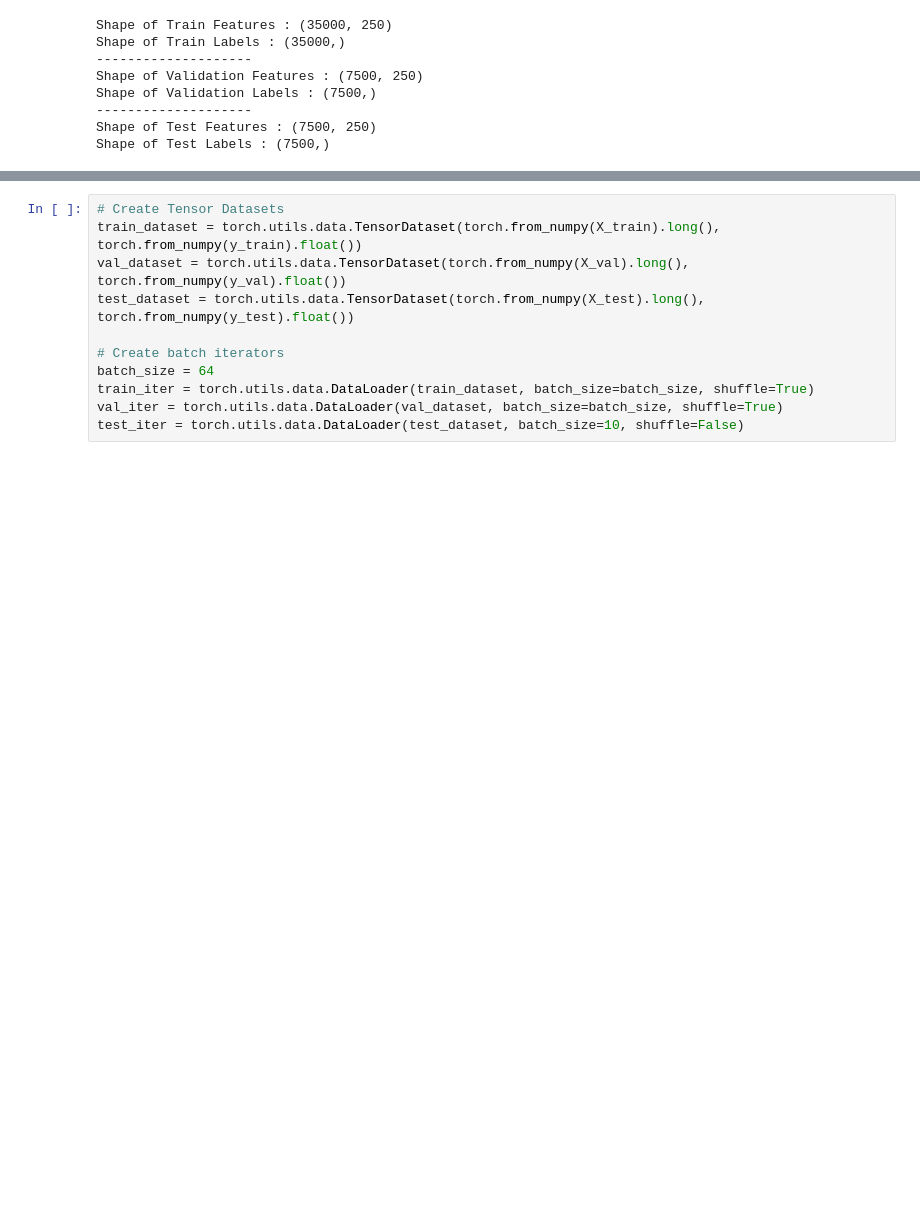
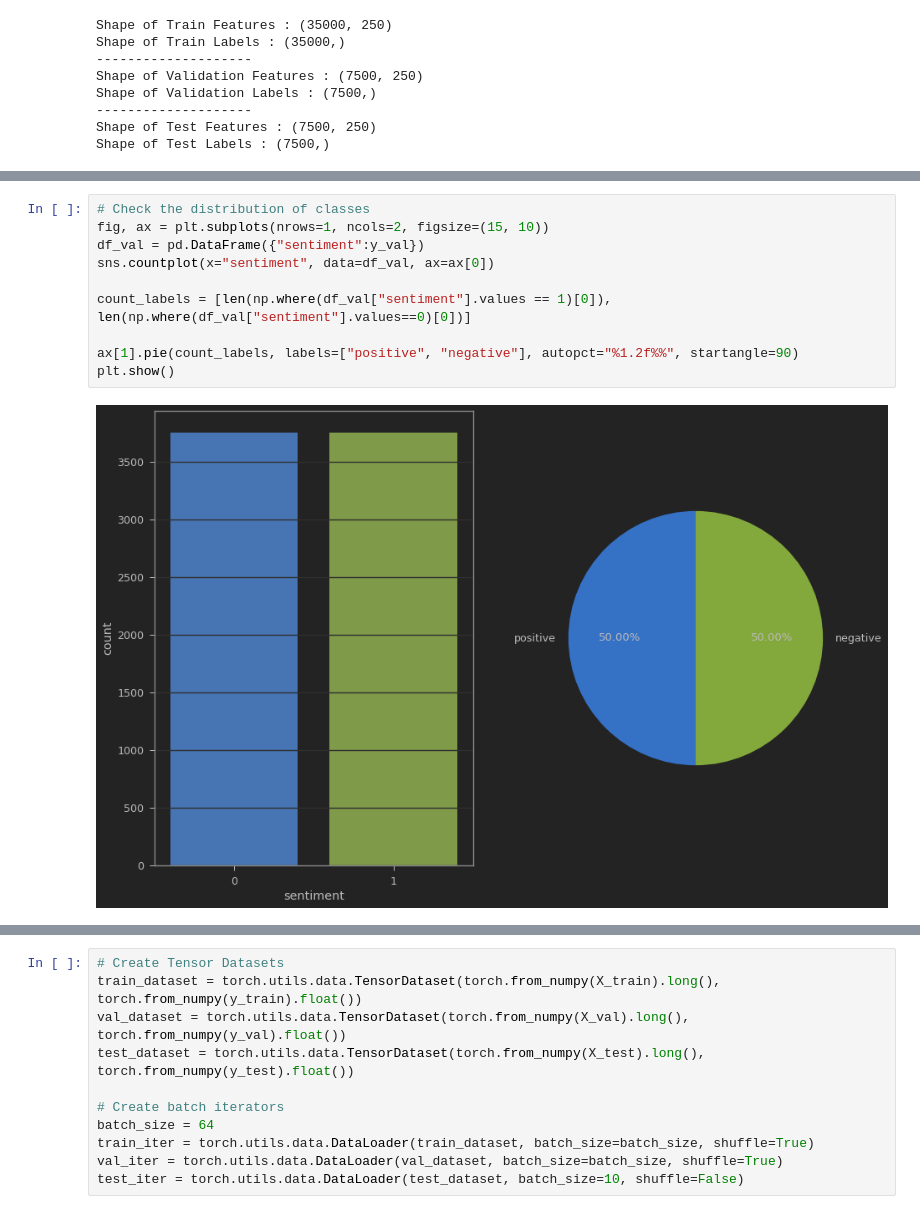
Before and after one commit to lucifermorningstar1305/nlp, a Jupyter notebook: 07_Sentiment_Classification_using_LSTM.ipynb, the cells around one changed output, grey strips where cells are left out. Drawn from its saved outputs; the diff is of its cells as text; blank space fills up the shorter version.

```diff
--- a/07_Sentiment_Classification_using_LSTM.ipynb
+++ b/07_Sentiment_Classification_using_LSTM.ipynb
@@ -239,0 +256,12 @@ Shape of Test Labels : (7500,)
+# %%
+# Check the distribution of classes
+fig, ax = plt.subplots(nrows=1, ncols=2, figsize=(15, 10))
+df_val = pd.DataFrame({"sentiment":y_val})
+sns.countplot(x="sentiment", data=df_val, ax=ax[0])
+
+count_labels = [len(np.where(df_val["sentiment"].values == 1)[0]), len(np.where(df_val["sentiment"].values==0)[0])]
+
+ax[1].pie(count_labels, labels=["positive", "negative"], autopct="%1.2f%%", startangle=90)
+plt.show()
+# %% [output]
+[figure, added]
```
Also changed, not shown: parts of 25 cells of this notebook.
